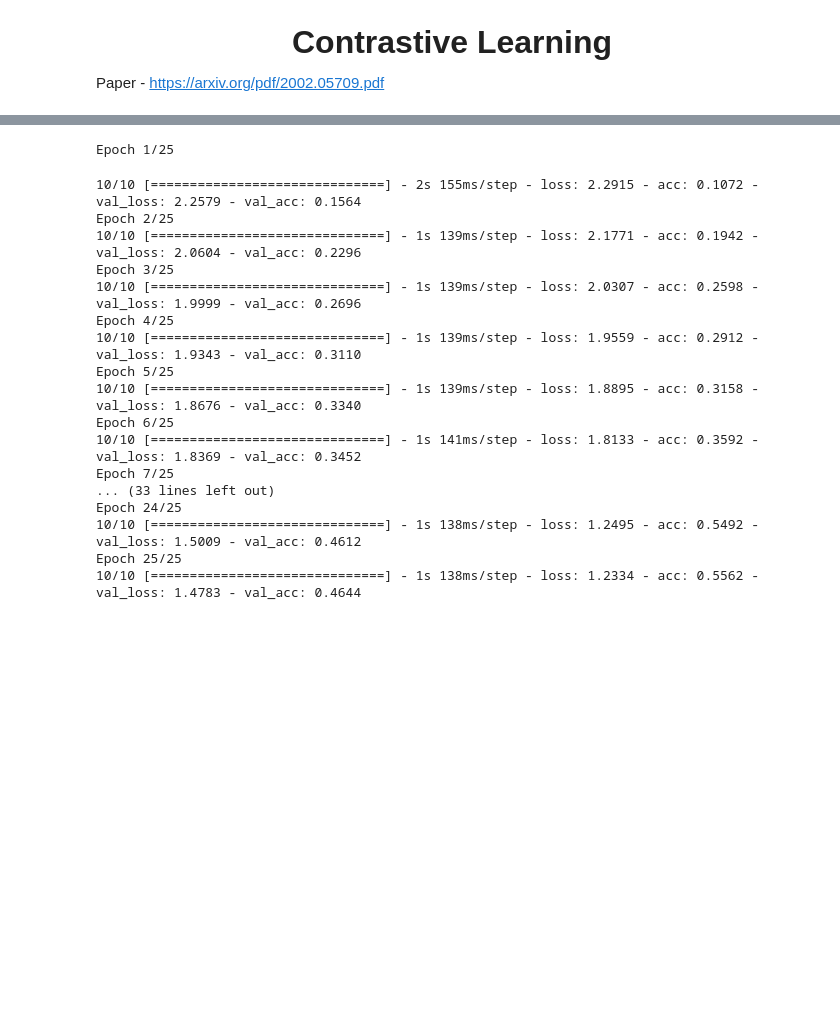
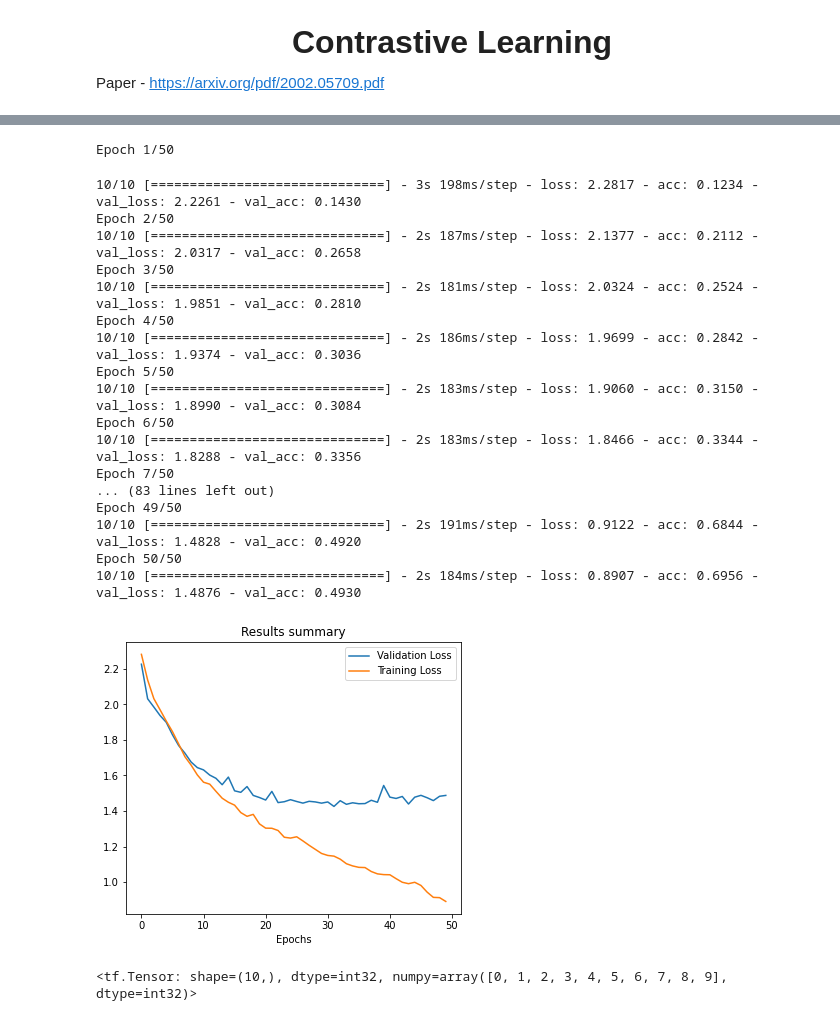
Before and after one commit to kaneelgit/ML-DL-Algorithms, a Jupyter notebook: contrastive_learning.ipynb, the cells around one changed output, grey strips where cells are left out. Cells and saved outputs as stored; diff of their text form; code cells hidden in the pictures; blank space fills up the shorter version.

```diff
--- a/contrastive_learning.ipynb
+++ b/contrastive_learning.ipynb
@@ -154,23 +156,34 @@ base_model.compile(optimizer = keras.optimizers.Adam(), loss = keras.losses.Spar
                    metrics = [keras.metrics.SparseCategoricalAccuracy(name = 'acc')],)
 # %%
 #train the model
-base_history = base_model.fit(train_ds_labeled, epochs = 25, validation_data = test_ds)
+base_history = base_model.fit(train_ds_labeled, epochs = 50, validation_data = test_ds)
 # %% [output]
-Epoch 1/25
+Epoch 1/50
-10/10 [==============================] - 2s 155ms/step - loss: 2.2915 - acc: 0.1072 - val_loss: 2.2579 - val_acc: 0.1564
-Epoch 2/25
-10/10 [==============================] - 1s 139ms/step - loss: 2.1771 - acc: 0.1942 - val_loss: 2.0604 - val_acc: 0.2296
-Epoch 3/25
-10/10 [==============================] - 1s 139ms/step - loss: 2.0307 - acc: 0.2598 - val_loss: 1.9999 - val_acc: 0.2696
-Epoch 4/25
-10/10 [==============================] - 1s 139ms/step - loss: 1.9559 - acc: 0.2912 - val_loss: 1.9343 - val_acc: 0.3110
-Epoch 5/25
-10/10 [==============================] - 1s 139ms/step - loss: 1.8895 - acc: 0.3158 - val_loss: 1.8676 - val_acc: 0.3340
-Epoch 6/25
-10/10 [==============================] - 1s 141ms/step - loss: 1.8133 - acc: 0.3592 - val_loss: 1.8369 - val_acc: 0.3452
-Epoch 7/25
-... (33 lines left out)
-Epoch 24/25
-10/10 [==============================] - 1s 138ms/step - loss: 1.2495 - acc: 0.5492 - val_loss: 1.5009 - val_acc: 0.4612
-Epoch 25/25
-10/10 [==============================] - 1s 138ms/step - loss: 1.2334 - acc: 0.5562 - val_loss: 1.4783 - val_acc: 0.4644
+10/10 [==============================] - 3s 198ms/step - loss: 2.2817 - acc: 0.1234 - val_loss: 2.2261 - val_acc: 0.1430
+Epoch 2/50
+10/10 [==============================] - 2s 187ms/step - loss: 2.1377 - acc: 0.2112 - val_loss: 2.0317 - val_acc: 0.2658
+Epoch 3/50
+10/10 [==============================] - 2s 181ms/step - loss: 2.0324 - acc: 0.2524 - val_loss: 1.9851 - val_acc: 0.2810
+Epoch 4/50
+10/10 [==============================] - 2s 186ms/step - loss: 1.9699 - acc: 0.2842 - val_loss: 1.9374 - val_acc: 0.3036
+Epoch 5/50
+10/10 [==============================] - 2s 183ms/step - loss: 1.9060 - acc: 0.3150 - val_loss: 1.8990 - val_acc: 0.3084
+Epoch 6/50
+10/10 [==============================] - 2s 183ms/step - loss: 1.8466 - acc: 0.3344 - val_loss: 1.8288 - val_acc: 0.3356
+Epoch 7/50
+... (83 lines left out)
+Epoch 49/50
+10/10 [==============================] - 2s 191ms/step - loss: 0.9122 - acc: 0.6844 - val_loss: 1.4828 - val_acc: 0.4920
+Epoch 50/50
+10/10 [==============================] - 2s 184ms/step - loss: 0.8907 - acc: 0.6956 - val_loss: 1.4876 - val_acc: 0.4930
+# %%
+#plot
+plt.figure(figsize = (6, 5))
+plt.plot(np.arange(0, len(base_history.history['val_loss'])), base_history.history['val_loss'], label = 'Validation Loss')
+plt.plot(np.arange(0, len(base_history.history['loss'])), base_history.history['loss'], label = 'Training Loss')
+plt.legend()
+plt.title('Results summary')
+plt.xlabel('Epochs')
+plt.show()
+# %% [output]
+[figure, added]
@@ -177,2 +224,5 @@ Epoch 25/25
 # %%
 #create the SIMCLR model
+tf.range(10)
+# %% [output]
+<tf.Tensor: shape=(10,), dtype=int32, numpy=array([0, 1, 2, 3, 4, 5, 6, 7, 8, 9], dtype=int32)>
```
Also changed, not shown: parts of 5 cells of this notebook.
